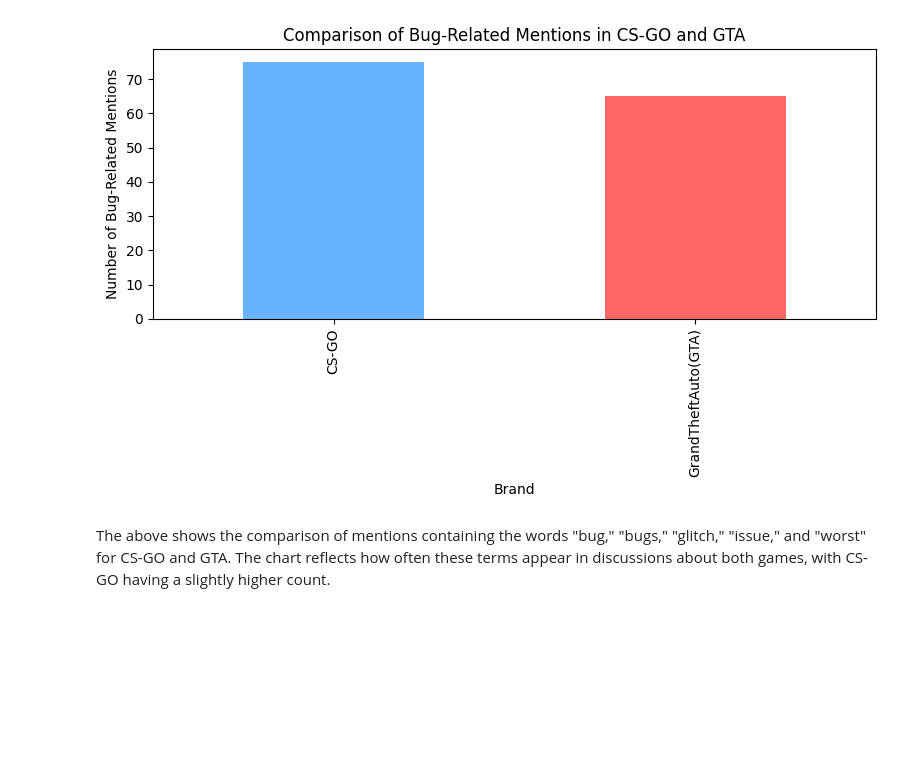
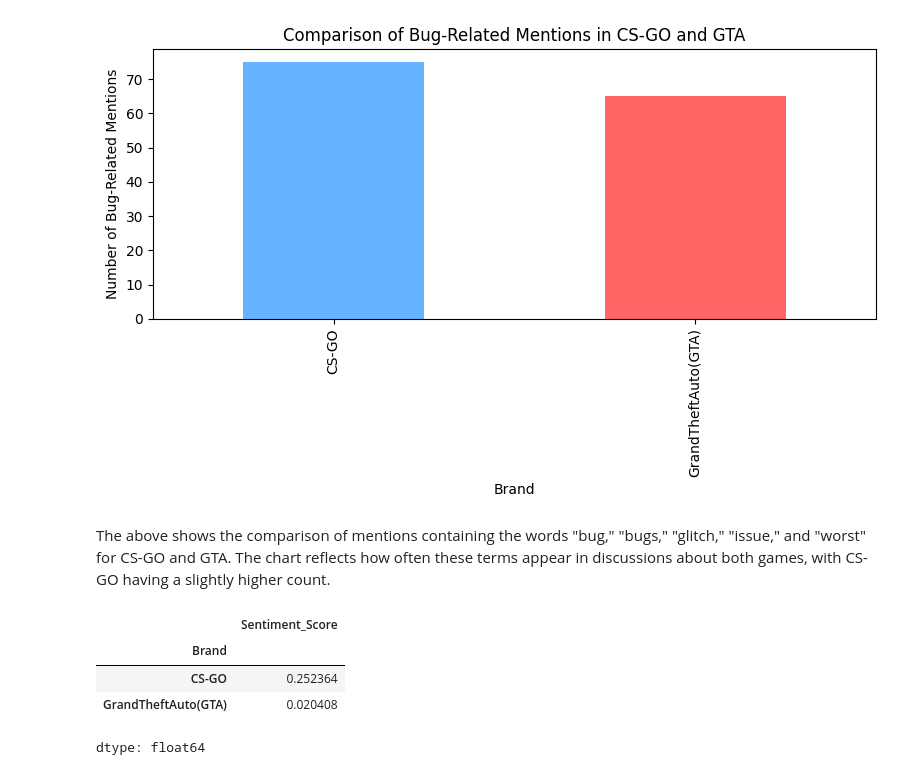
Before and after one commit to Ethan-97/PRODIGY_DS_04, a Jupyter notebook: Task4.ipynb, the cells around one changed output. Cells and saved outputs as stored; diff of their text form; code cells hidden in the pictures; blank space fills up the shorter version.

```diff
--- a/Task4.ipynb
+++ b/Task4.ipynb
@@ -322,3 +352,25 @@ plt.show()
 [figure]
 # %% [markdown]
 The above shows the comparison of mentions containing the words "bug," "bugs," "glitch," "issue," and "worst" for CS-GO and GTA. The chart reflects how often these terms appear in discussions about both games, with CS-GO having a slightly higher count.
+# %%
+# Assign sentiment scores
+sentiment_score_mapping = {
+    'Positive': 1,
+    'Neutral': 0,
+    'Negative': -1
+}
+
+# Map the sentiment scores to the dataset
+csgo_gta_data_combined['Sentiment_Score'] = csgo_gta_data_combined['Sentiment'].map(sentiment_score_mapping)
+
+# Calculate the average sentiment score for CS-GO and GTA
+average_sentiment_score = csgo_gta_data_combined.groupby('Brand')['Sentiment_Score'].mean()
+
+# Display the average sentiment scores for CS-GO and GTA
+average_sentiment_score
+# %% [output]
+|  | Sentiment_Score |
+| Brand |  |
+| CS-GO | 0.252364 |
+| GrandTheftAuto(GTA) | 0.020408 |
+dtype: float64
```
Also changed, not shown: parts of 9 cells of this notebook.
